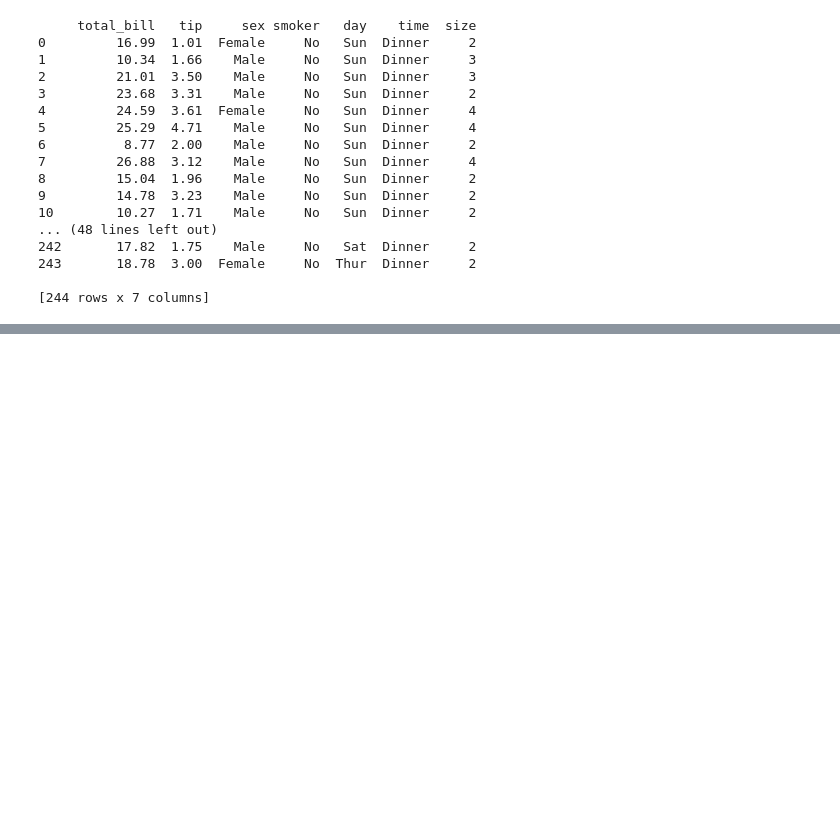
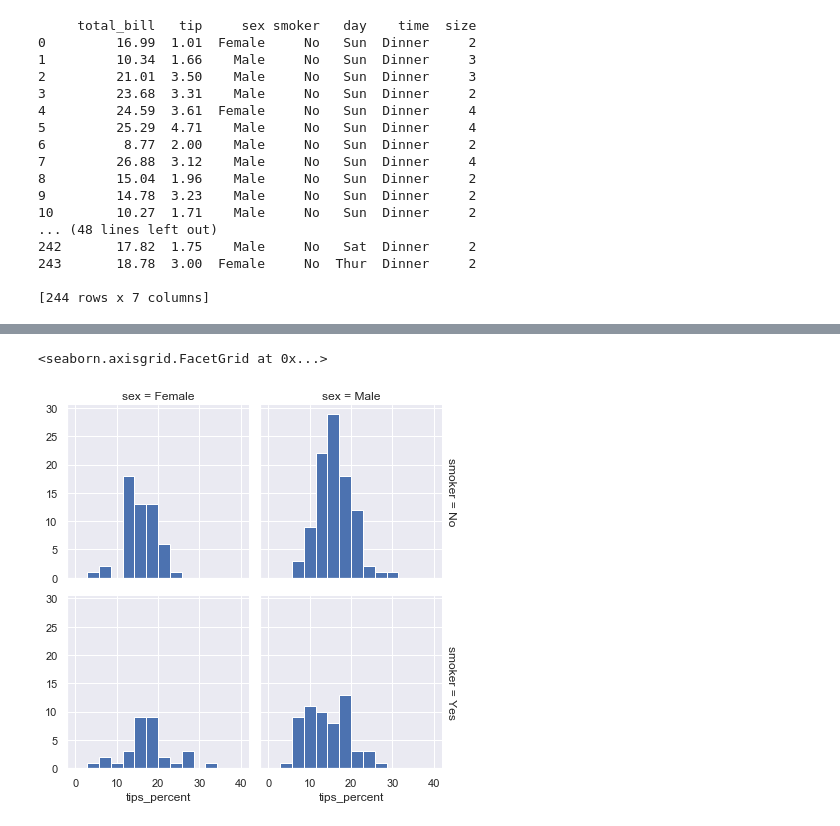
Before and after one commit to JuliaMal/Fundamentals_project, a Jupyter notebook: Tips.ipynb, the cells around one changed output, grey strips where cells are left out. Drawn from its saved outputs; the diff is of its cells as text; code cells hidden in the pictures; blank space fills up the shorter version.

```diff
--- a/Tips.ipynb
+++ b/Tips.ipynb
@@ -52,0 +60,9 @@ Average tip:  3.0
+# %%
+df['tips_percent'] = 100 *(df['tip'] / df['total_bill'])
+grid = sns.FacetGrid(df, row = "smoker", col = "sex", margin_titles=True)
+grid.map(plt.hist, "tips_percent", bins=np.linspace(0, 40, 15))
+# grid = sns.FacetGrid(df, row="sex", col="smoker", margin_titles=True)
+# grid.map(plt.hist, "tips_percent", bins=np.linspace(0, 40, 15));
+# %% [output]
+<seaborn.axisgrid.FacetGrid at 0x...>
+[figure, added]
```
Also changed, not shown: parts of 17 cells of this notebook, 1 other file.
